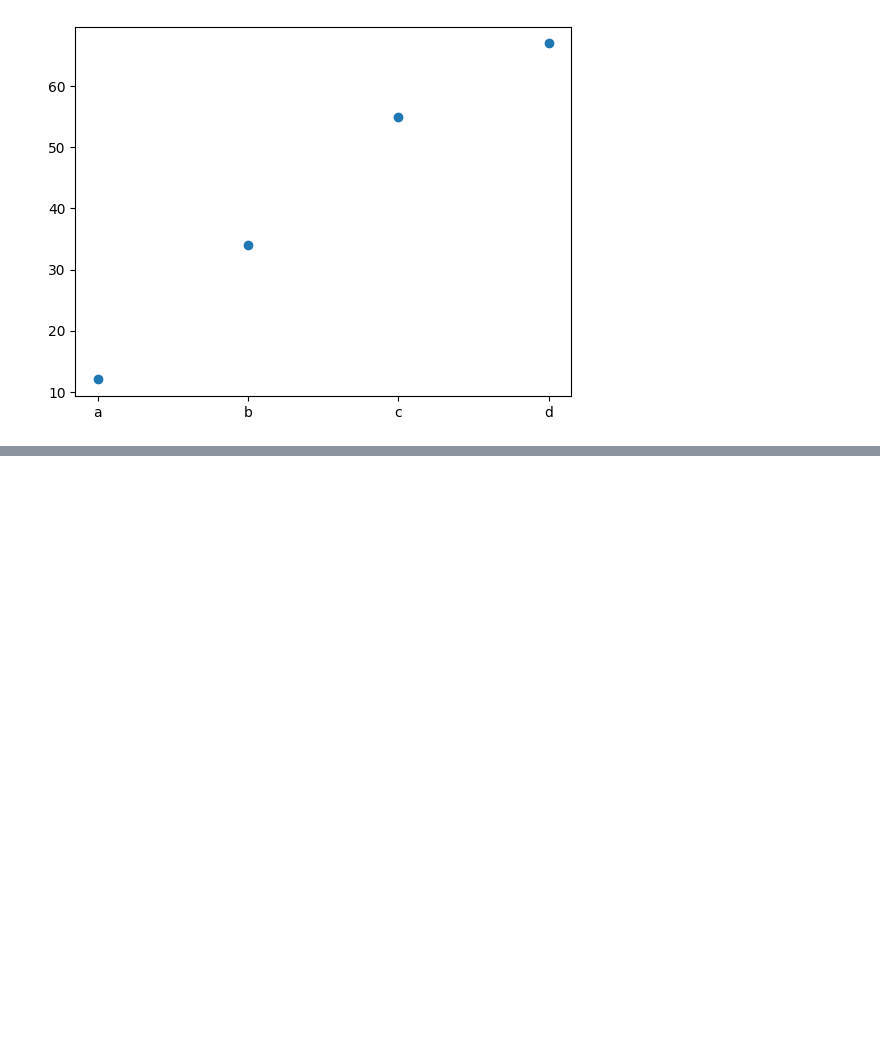
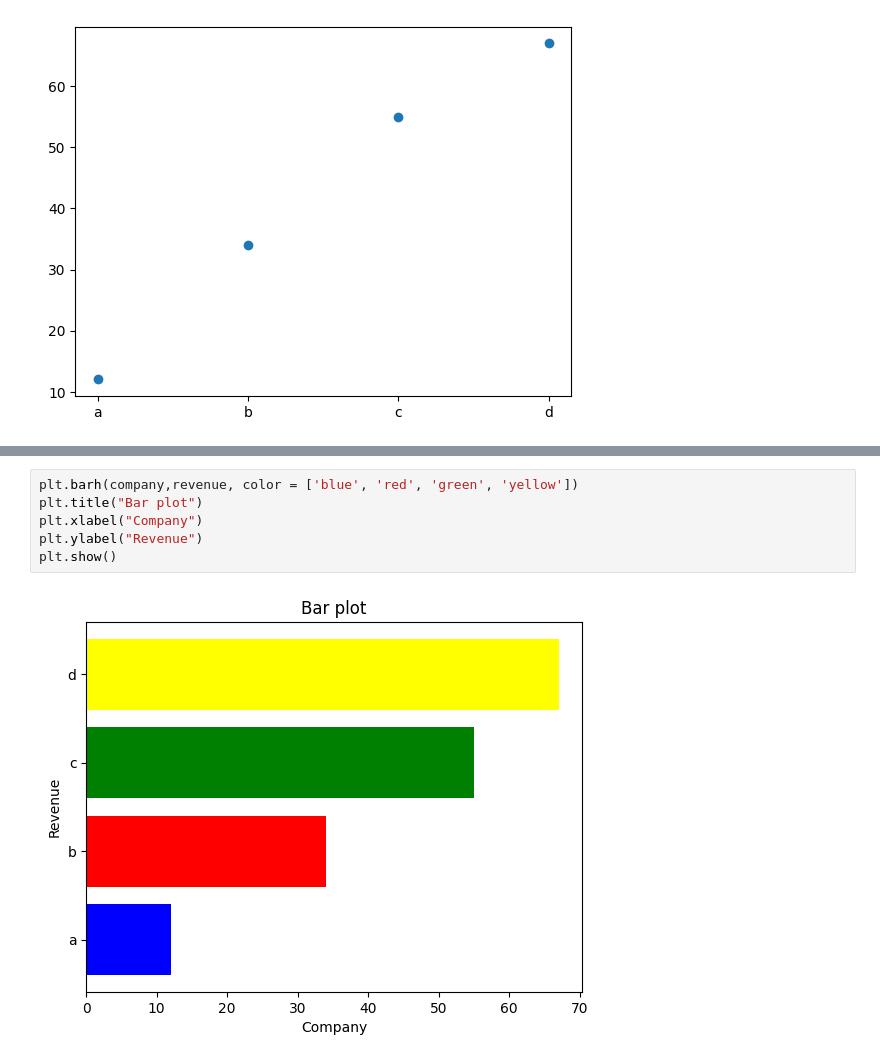
Before and after one commit to SinhaAshi/Python-Practise, a Jupyter notebook: matplotlib.ipynb, the cells around one changed output, grey strips where cells are left out. Saved outputs shown, nothing was run; the diff lists cells and outputs as text; blank space fills up the shorter version.

```diff
--- a/matplotlib.ipynb
+++ b/matplotlib.ipynb
@@ -220,0 +222,8 @@ plt.bar(company,revenue)
+# %%
+plt.barh(company,revenue, color = ['blue', 'red', 'green', 'yellow'])
+plt.title("Bar plot")
+plt.xlabel("Company")
+plt.ylabel("Revenue")
+plt.show()
+# %% [output]
+[figure, added]
```
Also changed, not shown: parts of 44 cells of this notebook, 3 other files.
